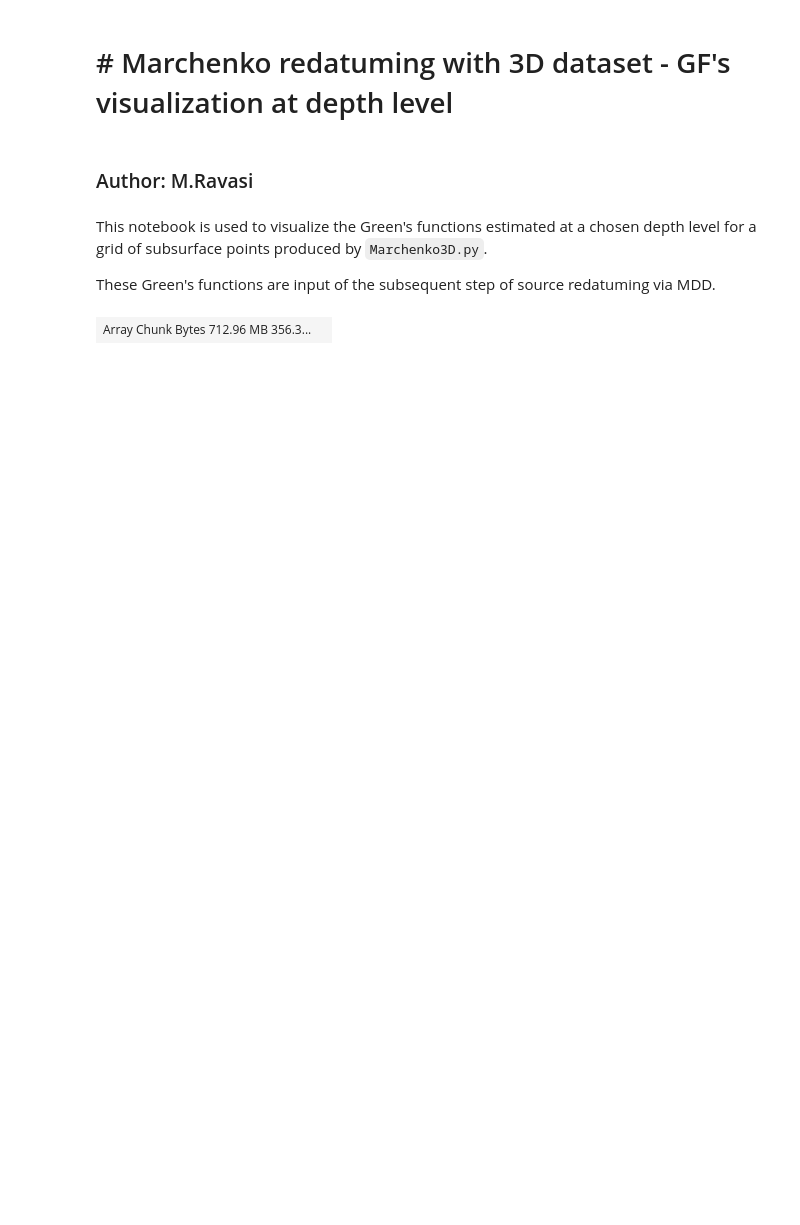
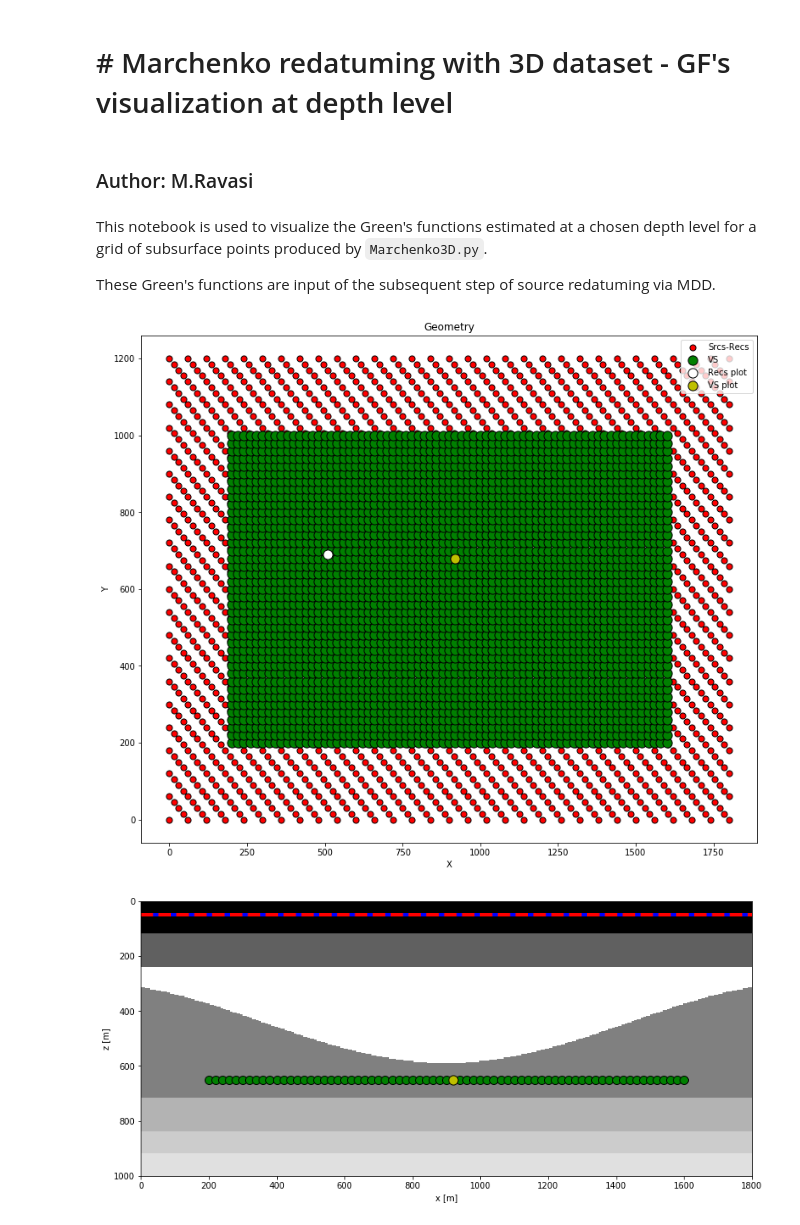
Before and after one commit to DIG-Kaust/MDC-HPC, a Jupyter notebook: Marchenko3D_visualization.ipynb, the cells around one changed output. Cells and saved outputs as stored; diff of their text form; code cells hidden in the pictures; blank space fills up the shorter version.

Commit message:
Finalized Marchenko3D_visualization.ipynb

```diff
--- a/Marchenko3D_visualization.ipynb
+++ b/Marchenko3D_visualization.ipynb
@@ -37,4 +37,70 @@ from pylops_distributed.optimization.cg import cg as dcg
 from pylops_distributed.optimization.cg import cgls as dcgls
 # %%
 os.environ["STORE_PATH"] = "/project/fsenter/mrava/Marchenko3D/"
+# %%
+subsampling = 4
+
+vsz = 650
+nvsx = 71
+dvsx = 20
+ovsx = 200
+nvsy = 41
+dvsy = 20
+ovsy = 200
+
+ivsplot = 1500
+irplot = 1400
+# %%
+inputfile_aux = os.environ["STORE_PATH"] + '3DMarchenko_auxiliary_2.npz'
+
+# Load input
+inputdata_aux = np.load(inputfile_aux)
+
+# Receivers
+r = inputdata_aux['recs'][::subsampling].T
+nr = r.shape[1]
+dr = r[0,1]-r[0,0]
+
+# Sources
+s = inputdata_aux['srcs'][::subsampling].T
+ns = s.shape[1]
+ds = s[0,1]-s[0,0]
+
+# Virtual points
+vsy = np.arange(nvsy) * dvsy + ovsy
+vsx = np.arange(nvsx) * dvsx + ovsx
+VSX, VSY = np.meshgrid(vsx, vsy, indexing='ij')
+
+# Density model
+rho = inputdata_aux['rho']
+z, x, y = inputdata_aux['z'], inputdata_aux['x'], inputdata_aux['y']
+
+
+# Display geometry
+fig, ax = plt.subplots(1, 1, sharey=True, figsize=(13, 11))
+ax.scatter(r[0], r[1], marker='.', s=200, c='r', edgecolors='k', label='Srcs-Recs')
+ax.scatter(VSX.ravel(), VSY.ravel(), marker='.', s=500, c='g', edgecolors='k', label='VS')
+ax.scatter(r[0, irplot], r[1, irplot], marker='.', s=500, c='w', edgecolors='k', label='Recs plot')
+ax.scatter(VSX.ravel()[ivsplot:ivsplot+1], VSY.ravel()[ivsplot:ivsplot+1], marker='.', s=500,
+           c='y', edgecolors='k', label='VS plot')
+ax.set_xlabel('X')
+ax.set_ylabel('Y')
+ax.set_title('Geometry')
+plt.legend()
+plt.show()
+
+fig, ax1 = plt.subplots(1, 1, figsize=(13, 6))
+ax1.imshow(rho[np.argmin(np.abs(y-VSY.ravel()[ivsplot]))].T, cmap='gray', vmin=1000, vmax=5000,
+           extent = (x[0], x[-1], z[-1], z[0]))
+ax1.axhline(r[2, 0], color='b', lw=4)
+ax1.axhline(s[2, 0], color='r', linestyle='--', lw=4)
+ax1.scatter(vsx, vsz * np.ones(nvsx), marker='.', s=400, c='g', edgecolors='k')
+ax1.scatter(VSX.ravel()[ivsplot], vsz * np.ones(1), marker='.', s=500, c='y', edgecolors='k')
+ax1.axis('tight')
+ax1.set_xlabel('x [m]')
+ax1.set_ylabel('z [m]')
+ax1.set_xlim(x[0], x[-1]);
+# %% [output]
+[figure, added]
+[figure, added]
 # %%
@@ -45,4 +110,0 @@ Gminus = da.from_zarr(os.environ["STORE_PATH"] + 'Gminus_sub%d.zarr' % subsampli
-# %%
-Gplus
-# %% [output]
-| Array Chunk Bytes 712.96 MB 356.3... |  |
```
Also changed, not shown: parts of 5 cells of this notebook.
